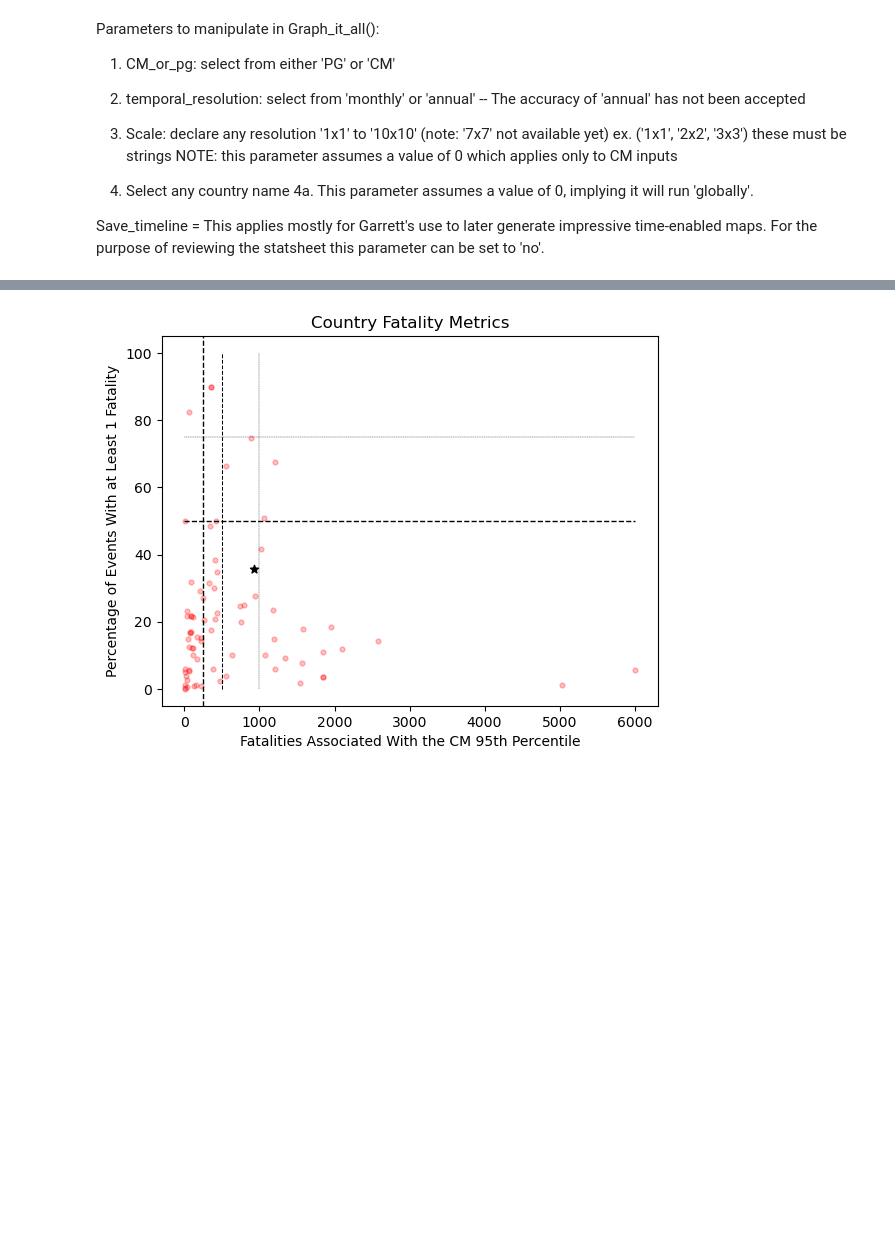
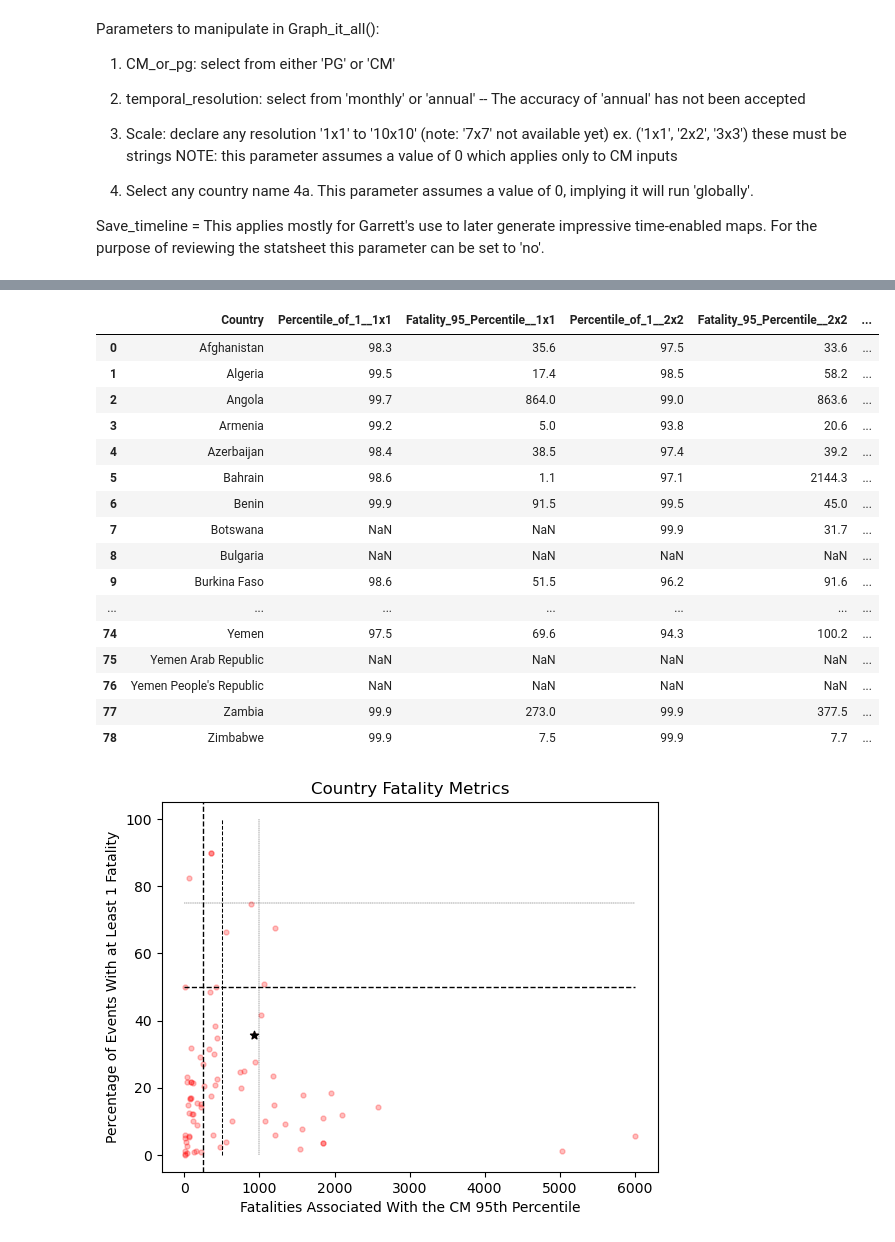
Before and after one commit to prio-data/VIEWS_FAO_index, a Jupyter notebook: notebooks/Benz_experiments/PG_CM_Aggregation_FAO__ACTIVE.ipynb, the cells around one changed output, grey strips where cells are left out. Saved outputs shown, nothing was run; the diff lists cells and outputs as text; code cells hidden in the pictures; blank space fills up the shorter version.

```diff
--- a/notebooks/Benz_experiments/PG_CM_Aggregation_FAO__ACTIVE.ipynb
+++ b/notebooks/Benz_experiments/PG_CM_Aggregation_FAO__ACTIVE.ipynb
@@ -4059,3 +4090,63 @@ All_country_REPORT.to_csv(compare_countries+'PG_9x9.csv')
+# %%
+PG1 = pd.read_csv(compare_countries+'PG_1x1.csv')
+PG1 = PG1.rename(columns={'Percentile_of_1':'Percentile_of_1__1x1'})
+PG1 = PG1.rename(columns={'Fatality_95_Percentile':'Fatality_95_Percentile__1x1'})
+
+PG2 = pd.read_csv(compare_countries+'PG_2x2.csv')
+PG2 = PG2.rename(columns={'Percentile_of_1':'Percentile_of_1__2x2'})
+PG2 = PG2.rename(columns={'Fatality_95_Percentile':'Fatality_95_Percentile__2x2'})
+
+PG3 = pd.read_csv(compare_countries+'PG_3x3.csv')
+PG3 = PG3.rename(columns={'Percentile_of_1':'Percentile_of_1__3x3'})
+PG3 = PG3.rename(columns={'Fatality_95_Percentile':'Fatality_95_Percentile__3x3'})
+
+PG4 = pd.read_csv(compare_countries+'PG_4x4.csv')
+PG4 = PG4.rename(columns={'Percentile_of_1':'Percentile_of_1__4x4'})
+PG4 = PG4.rename(columns={'Fatality_95_Percentile':'Fatality_95_Percentile__4x4'})
+
+PG5 = pd.read_csv(compare_countries+'PG_5x5.csv')
+PG5 = PG5.rename(columns={'Percentile_of_1':'Percentile_of_1__5x5'})
+PG5 = PG5.rename(columns={'Fatality_95_Percentile':'Fatality_95_Percentile__5x5'})
+
+PG6 = pd.read_csv(compare_countries+'PG_6x6.csv')
+PG6 = PG6.rename(columns={'Percentile_of_1':'Percentile_of_1__6x6'})
+PG6 = PG6.rename(columns={'Fatality_95_Percentile':'Fatality_95_Percentile__6x6'})
+
+PG8 = pd.read_csv(compare_countries+'PG_8x8.csv')
+PG8 = PG8.rename(columns={'Percentile_of_1':'Percentile_of_1__8x8'})
+PG8 = PG8.rename(columns={'Fatality_95_Percentile':'Fatality_95_Percentile__8x8'})
+
+list_of_PGs = [PG1, PG2, PG3, PG4, PG5, PG6, PG8]  # Add df3, df4, ..., df8 to the list
+
+# Merge DataFrames iteratively
+merged_df = list_of_PGs[0]  # Start with the first DataFrame
+
+for next_df in list_of_PGs[1:]:
+    merged_df = pd.merge(merged_df, next_df, on='Country', how='inner')
+
+cleaned = merged_df.filter(regex='^(?!Unnam).')
+
+cleaned = cleaned.replace(9999.0, np.nan)
+cleaned.to_csv(compare_countries+'PG_1_2_3_4_5_6_8.csv')
+display(cleaned)
+# %% [output]
+|  | Country | Percentile_of_1__1x1 | Fatality_95_Percentile__1x1 | Percentile_of_1__2x2 | Fatality_95_Percentile__2x2 | ... |
+| 0 | Afghanistan | 98.3 | 35.6 | 97.5 | 33.6 | ... |
+| 1 | Algeria | 99.5 | 17.4 | 98.5 | 58.2 | ... |
+| 2 | Angola | 99.7 | 864.0 | 99.0 | 863.6 | ... |
+| 3 | Armenia | 99.2 | 5.0 | 93.8 | 20.6 | ... |
+| 4 | Azerbaijan | 98.4 | 38.5 | 97.4 | 39.2 | ... |
+| 5 | Bahrain | 98.6 | 1.1 | 97.1 | 2144.3 | ... |
+| 6 | Benin | 99.9 | 91.5 | 99.5 | 45.0 | ... |
+| 7 | Botswana | NaN | NaN | 99.9 | 31.7 | ... |
+| 8 | Bulgaria | NaN | NaN | NaN | NaN | ... |
+| 9 | Burkina Faso | 98.6 | 51.5 | 96.2 | 91.6 | ... |
+| ... | ... | ... | ... | ... | ... | ... |
+| 74 | Yemen | 97.5 | 69.6 | 94.3 | 100.2 | ... |
+| 75 | Yemen Arab Republic | NaN | NaN | NaN | NaN | ... |
+| 76 | Yemen People's Republic | NaN | NaN | NaN | NaN | ... |
+| 77 | Zambia | 99.9 | 273.0 | 99.9 | 377.5 | ... |
+| 78 | Zimbabwe | 99.9 | 7.5 | 99.9 | 7.7 | ... |
 # %%
 # All_country_REPORT['Fatality_95_Percentile'] = All_country_REPORT['Fatality_95_Percentile'].astype(float)
 # All_country_REPORT['Percentile_of_1'] = All_country_REPORT['Percentile_of_1'].astype(float)
```
Also changed, not shown: parts of 23 cells of this notebook.
